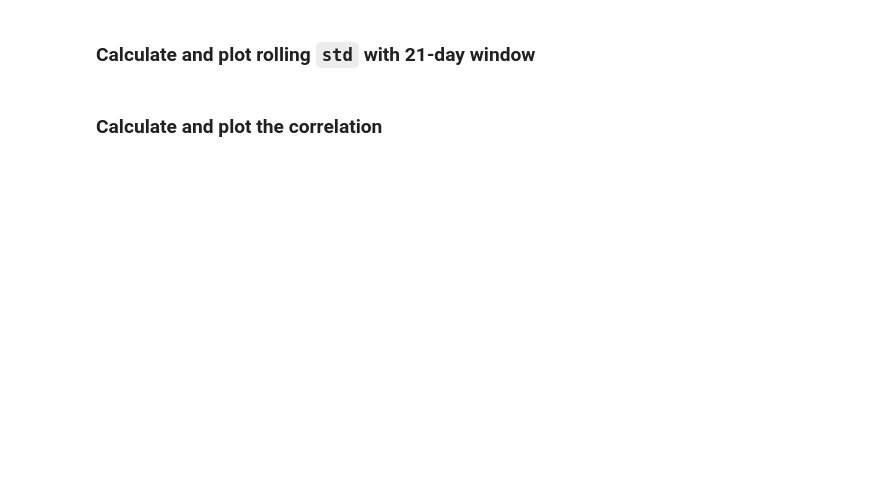
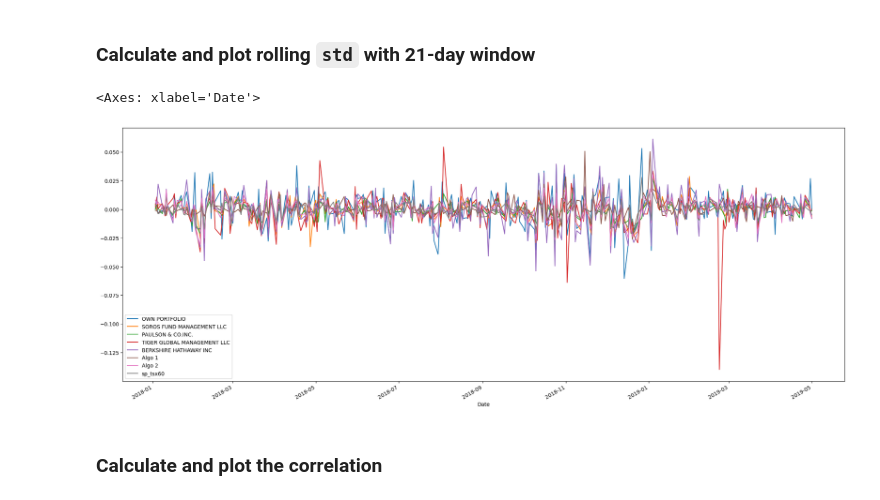
Before and after one commit to Rahdy52/Homework-3, a Jupyter notebook: whale_analysis.ipynb, the cells around one changed output. Saved outputs shown, nothing was run; the diff lists cells and outputs as text; code cells hidden in the pictures; blank space fills up the shorter version.

```diff
--- a/whale_analysis.ipynb
+++ b/whale_analysis.ipynb
@@ -584,8 +607,12 @@ all_portfolio_ret.tail(10)
 ### Calculate and plot rolling `std` with 21-day window
 # %%
 # Calculate rolling standard deviation
-
+all_portfolio_ret.rolling(window=21).std()
 # Plot rolling standard deviation
+all_portfolio_ret.plot(figsize=(25, 10))
+# %% [output]
+<Axes: xlabel='Date'>
+[figure, added]
 # %% [markdown]
 ### Calculate and plot the correlation
 # %%
```
Also changed, not shown: parts of 11 cells of this notebook.
